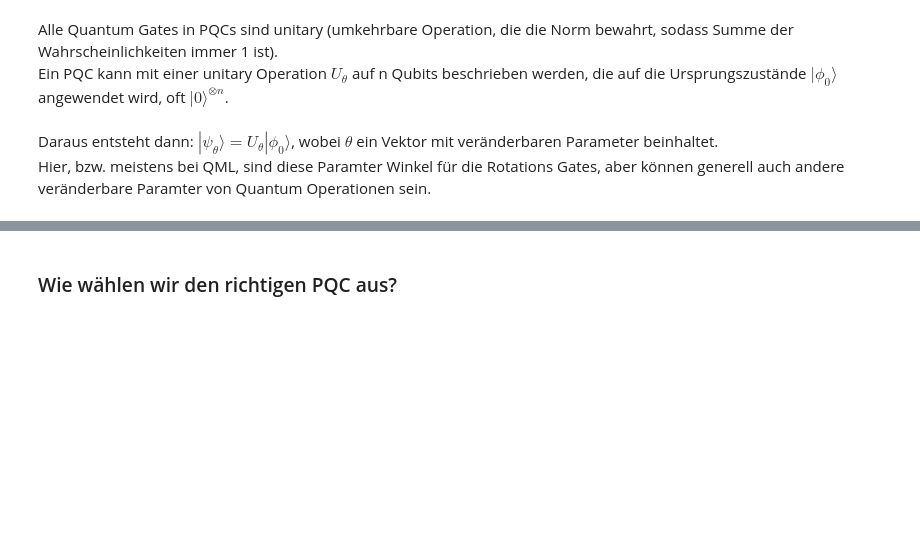
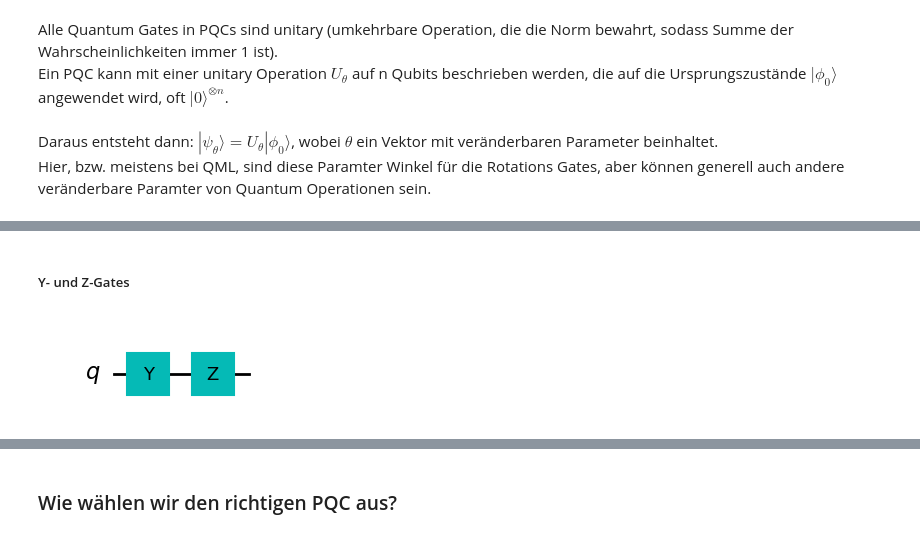
Before and after one commit to jannikobenhoff/quantum_machine_learning, a Jupyter notebook: tutorial/Tutorial.ipynb, the cells around one changed output, grey strips where cells are left out. Drawn from its saved outputs; the diff is of its cells as text; code cells hidden in the pictures; blank space fills up the shorter version.

```diff
--- a/tutorial/Tutorial.ipynb
+++ b/tutorial/Tutorial.ipynb
@@ -50,0 +70,10 @@ Hier, bzw. meistens bei QML, sind diese Paramter Winkel für die Rotations Gates
+# %% [markdown]
+##### Y- und Z-Gates
+# %%
+qc = QuantumCircuit(1)
+
+qc.y(0) # Do Y-gate on qubit 0
+qc.z(0) # Do Z-gate on qubit 0
+qc.draw(output="mpl")
+# %% [output]
+[figure, added]
```
Also changed, not shown: parts of 16 cells of this notebook, 5 other files.
